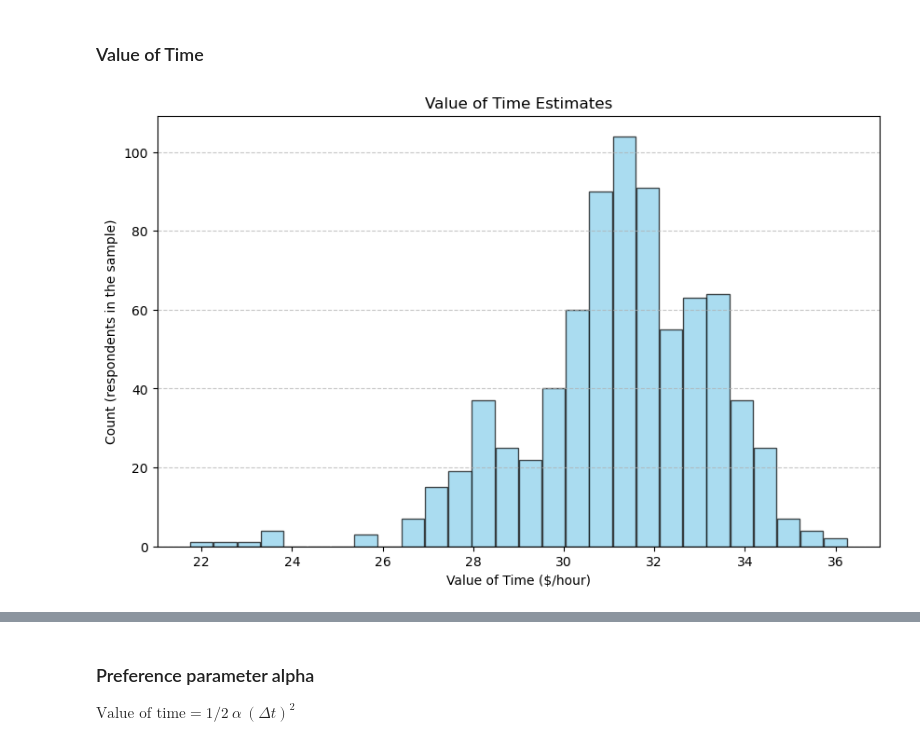
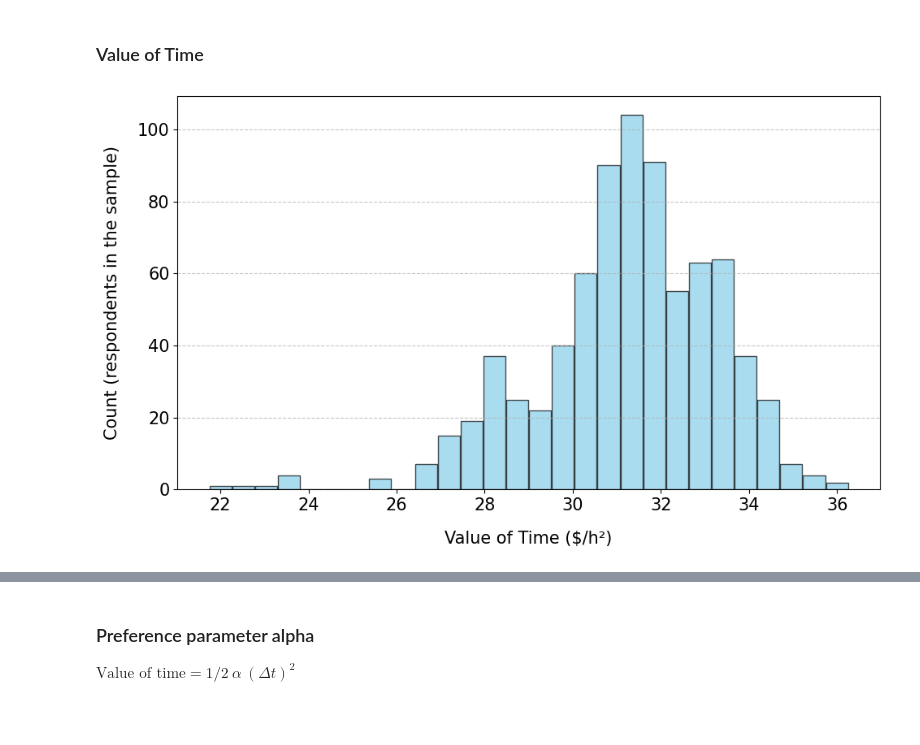
Before and after one commit to Sabri2001/v2g_mechanism_project, a Jupyter notebook: analyses/user_elasticity.ipynb, the cells around one changed output, grey strips where cells are left out. Cells and saved outputs as stored; diff of their text form; code cells hidden in the pictures; blank space fills up the shorter version.

```diff
--- a/analyses/user_elasticity.ipynb
+++ b/analyses/user_elasticity.ipynb
@@ -36,13 +36,19 @@ array([21. , 21.5, 22. , 22.5, 22.9, 23.4, 23.9, 24.4, 24.9, 25.4, 25.9,
 # %% [markdown]
 ### Value of Time
 # %%
+# Set global font size to 15
+plt.rcParams.update({'font.size': 15})
+
 # Plotting the histogram
 plt.figure(figsize=(10, 6))
 plt.bar(bin_centers, counts, width=0.5, color='skyblue', edgecolor='black', alpha=0.7)
-plt.title('Value of Time Estimates')
-plt.xlabel('Value of Time ($/hour)')
-plt.ylabel('Count (respondents in the sample)')
+
+# No title as requested
+plt.xlabel('Value of Time ($/h²)', labelpad=15)
+plt.ylabel('Count (respondents in the sample)', labelpad=15)
+
 plt.grid(axis='y', linestyle='--', alpha=0.7)
+plt.tight_layout()
 plt.show()
 # %% [output]
-[figure, old version]
+[figure, new version]
```
Also changed, not shown: parts of 5 cells of this notebook, 30 other files.
